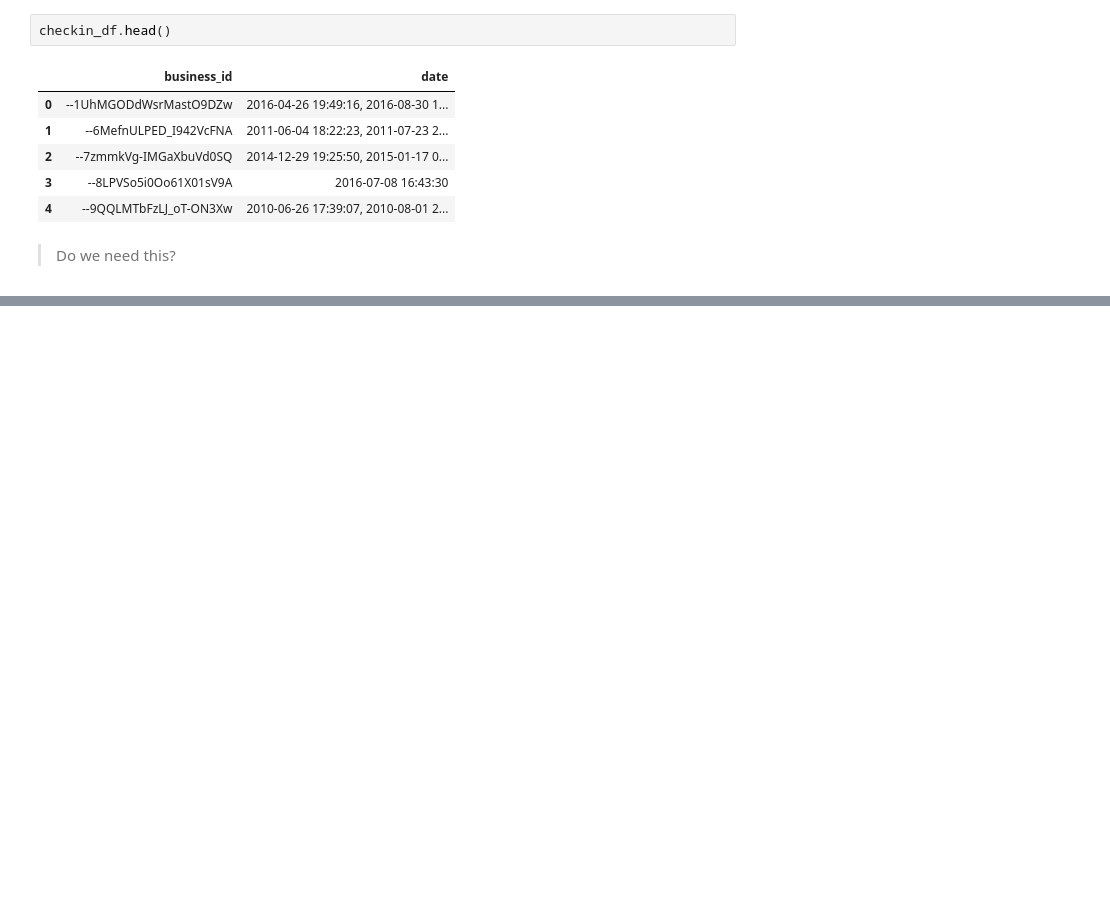
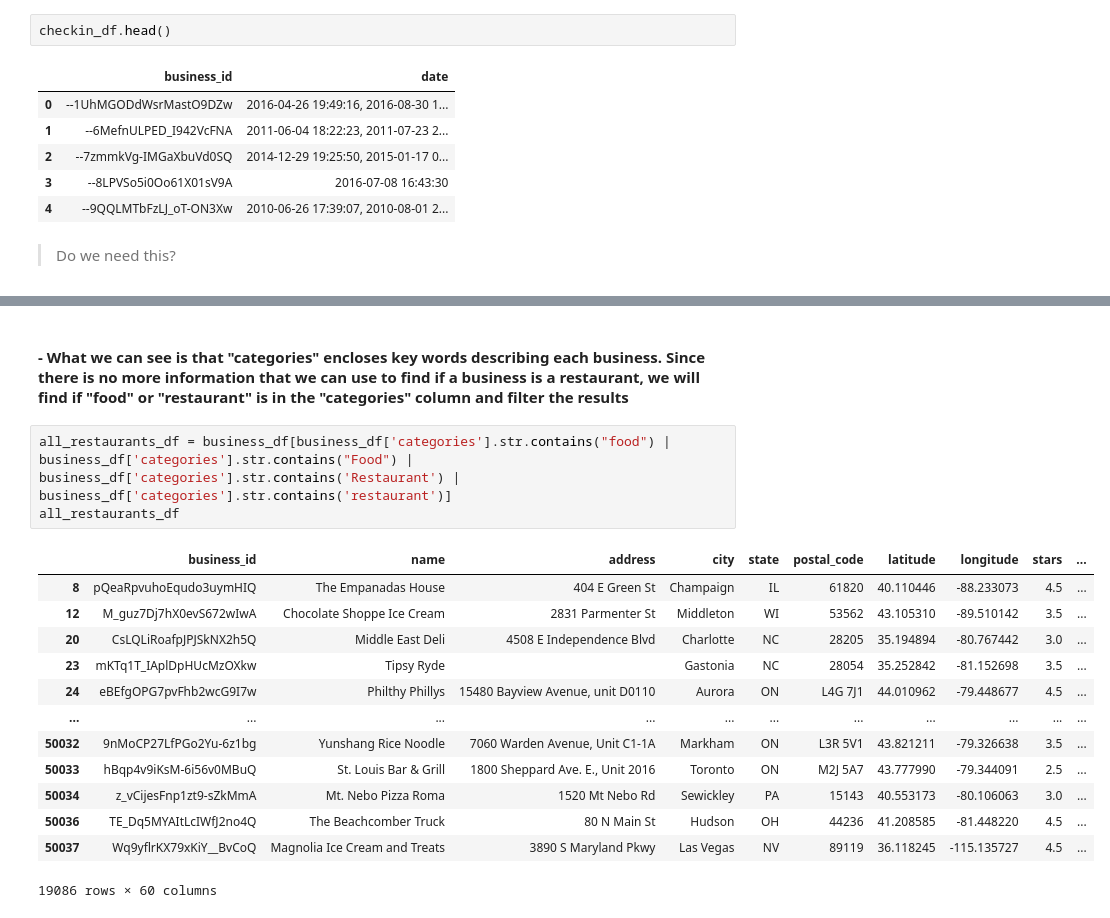
Before and after one commit to CS-UCR/final-project-order-66, a Jupyter notebook: Data_Cleaning.ipynb, the cells around one changed output, grey strips where cells are left out. Cells and saved outputs as stored; diff of their text form; blank space fills up the shorter version.

```diff
--- a/Data_Cleaning.ipynb
+++ b/Data_Cleaning.ipynb
@@ -68,0 +188,19 @@ checkin_df.head()
+# %% [markdown]
+#### - What we can see is that "categories" encloses key words describing each business. Since there is no more information that we can use to find if a business is a restaurant, we will find if "food" or "restaurant" is in the "categories" column and filter the results
+# %%
+all_restaurants_df = business_df[business_df['categories'].str.contains("food") | business_df['categories'].str.contains("Food") | business_df['categories'].str.contains('Restaurant') | business_df['categories'].str.contains('restaurant')]
+all_restaurants_df
+# %% [output]
+|  | business_id | name | address | city | state | postal_code | latitude | longitude | stars | ... |
+| 8 | pQeaRpvuhoEqudo3uymHIQ | The Empanadas House | 404 E Green St | Champaign | IL | 61820 | 40.110446 | -88.233073 | 4.5 | ... |
+| 12 | M_guz7Dj7hX0evS672wIwA | Chocolate Shoppe Ice Cream | 2831 Parmenter St | Middleton | WI | 53562 | 43.105310 | -89.510142 | 3.5 | ... |
+| 20 | CsLQLiRoafpJPJSkNX2h5Q | Middle East Deli | 4508 E Independence Blvd | Charlotte | NC | 28205 | 35.194894 | -80.767442 | 3.0 | ... |
+| 23 | mKTq1T_IAplDpHUcMzOXkw | Tipsy Ryde |  | Gastonia | NC | 28054 | 35.252842 | -81.152698 | 3.5 | ... |
+| 24 | eBEfgOPG7pvFhb2wcG9I7w | Philthy Phillys | 15480 Bayview Avenue, unit D0110 | Aurora | ON | L4G 7J1 | 44.010962 | -79.448677 | 4.5 | ... |
+| ... | ... | ... | ... | ... | ... | ... | ... | ... | ... | ... |
+| 50032 | 9nMoCP27LfPGo2Yu-6z1bg | Yunshang Rice Noodle | 7060 Warden Avenue, Unit C1-1A | Markham | ON | L3R 5V1 | 43.821211 | -79.326638 | 3.5 | ... |
+| 50033 | hBqp4v9iKsM-6i56v0MBuQ | St. Louis Bar & Grill | 1800 Sheppard Ave. E., Unit 2016 | Toronto | ON | M2J 5A7 | 43.777990 | -79.344091 | 2.5 | ... |
+| 50034 | z_vCijesFnp1zt9-sZkMmA | Mt. Nebo Pizza Roma | 1520 Mt Nebo Rd | Sewickley | PA | 15143 | 40.553173 | -80.106063 | 3.0 | ... |
+| 50036 | TE_Dq5MYAItLcIWfJ2no4Q | The Beachcomber Truck | 80 N Main St | Hudson | OH | 44236 | 41.208585 | -81.448220 | 4.5 | ... |
+| 50037 | Wq9yflrKX79xKiY__BvCoQ | Magnolia Ice Cream and Treats | 3890 S Maryland Pkwy | Las Vegas | NV | 89119 | 36.118245 | -115.135727 | 4.5 | ... |
+19086 rows × 60 columns
```
Also changed, not shown: parts of 20 cells of this notebook.
